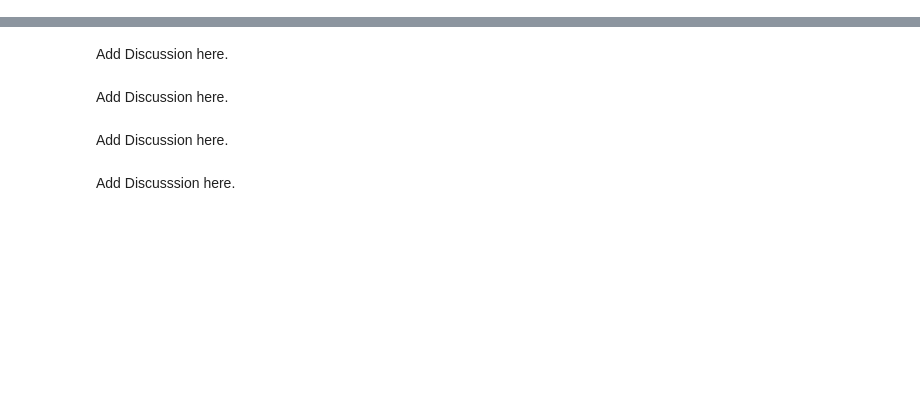
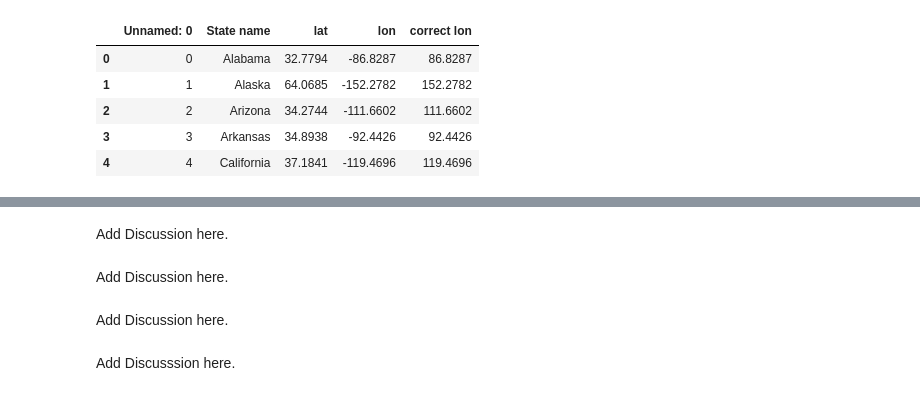
Before and after one commit to kileykarecki/Project-1, a Jupyter notebook: Drug_Overdose_and_Contributing_Factors.ipynb, the cells around one changed output, grey strips where cells are left out. Drawn from its saved outputs; the diff is of its cells as text; code cells hidden in the pictures; blank space fills up the shorter version.

```diff
--- a/Drug_Overdose_and_Contributing_Factors.ipynb
+++ b/Drug_Overdose_and_Contributing_Factors.ipynb
@@ -14,4 +18,27 @@ from pathlib import Path
 # %%
 # Read HS Grad Rate, Median Household Income, Unemployment Rate, and Drug Overdose Rates as CSV files into DataFrames
 # Note that these datasets have already been cleaned in separate Notebooks in our Repository.
 # Refer to these folders: **INSERT FOLDERS HERE** to view raw data and cleaning process.
+#import HS grad data & create dataframe
+hs_grad_data = Path("Resources/Average_HS_Grad_Rates.csv")
+hs_grad_df = pd.read_csv(hs_grad_data)
+#import median income data & create dataframe
+income_data = Path("Median Household Income.csv")
+income_df = pd.read_csv(income_data)
+#import unemployment data & create dataframe
+unemployment_data = Path("unemployment_rate_by_state_2021_2023.csv")
+unemployment_df = pd.read_csv(unemployment_data)
+#import overdose data & create dataframe
+overdose_data = Path ("average_deaths_df.csv")
+overdose_df = pd.read_csv(overdose_data)
+#import state geographic data & create dataframe
+state_geo_data = Path("Resources/state_lat_lon.csv")
+state_geo_df = pd.read_csv(state_geo_data)
+state_geo_df.head()
+# %% [output]
+|  | Unnamed: 0 | State name | lat | lon | correct lon |
+| 0 | 0 | Alabama | 32.7794 | -86.8287 | 86.8287 |
+| 1 | 1 | Alaska | 64.0685 | -152.2782 | 152.2782 |
+| 2 | 2 | Arizona | 34.2744 | -111.6602 | 111.6602 |
+| 3 | 3 | Arkansas | 34.8938 | -92.4426 | 92.4426 |
+| 4 | 4 | California | 37.1841 | -119.4696 | 119.4696 |
```
Also changed, not shown: parts of 9 cells of this notebook, 1 other file.
